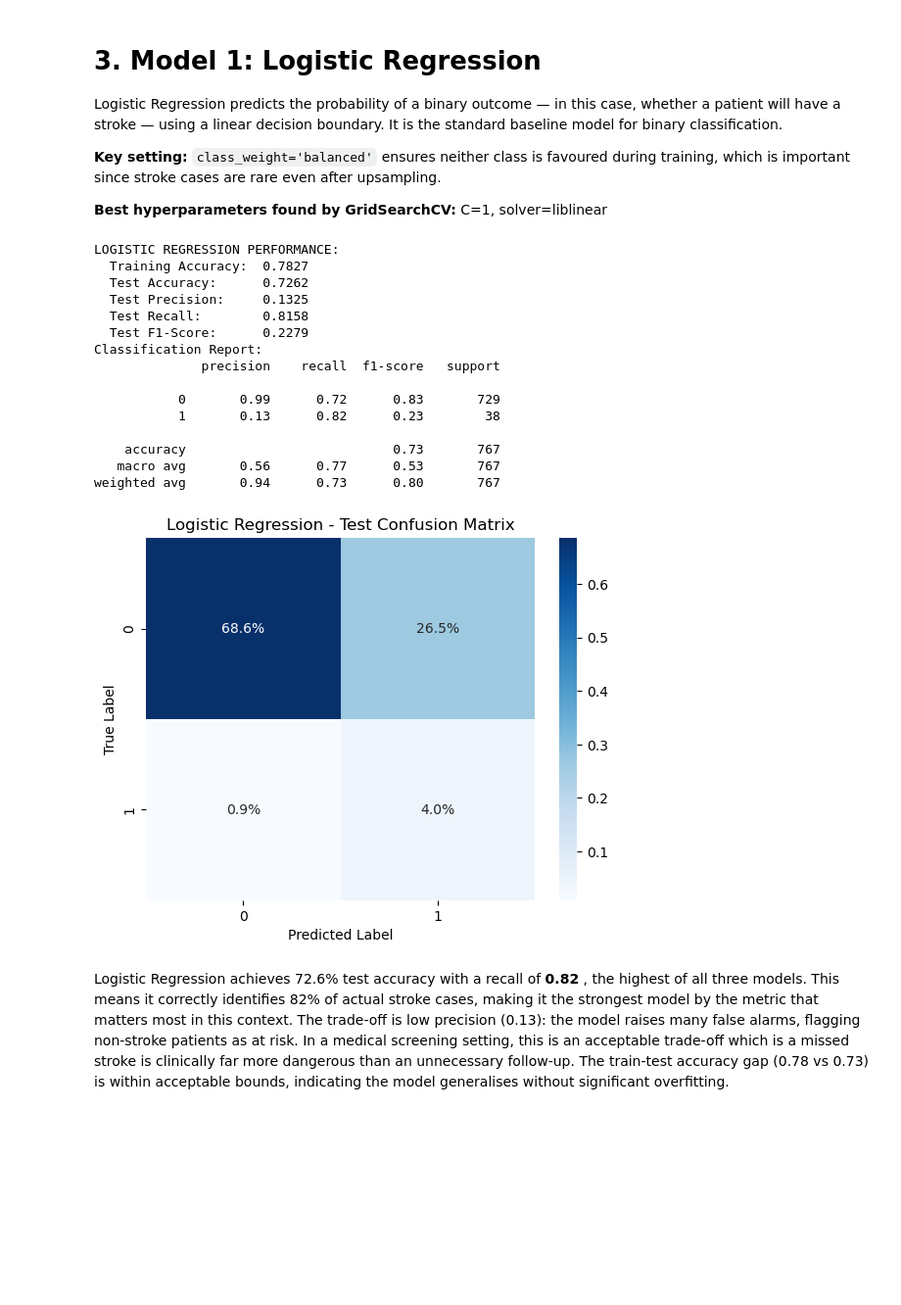
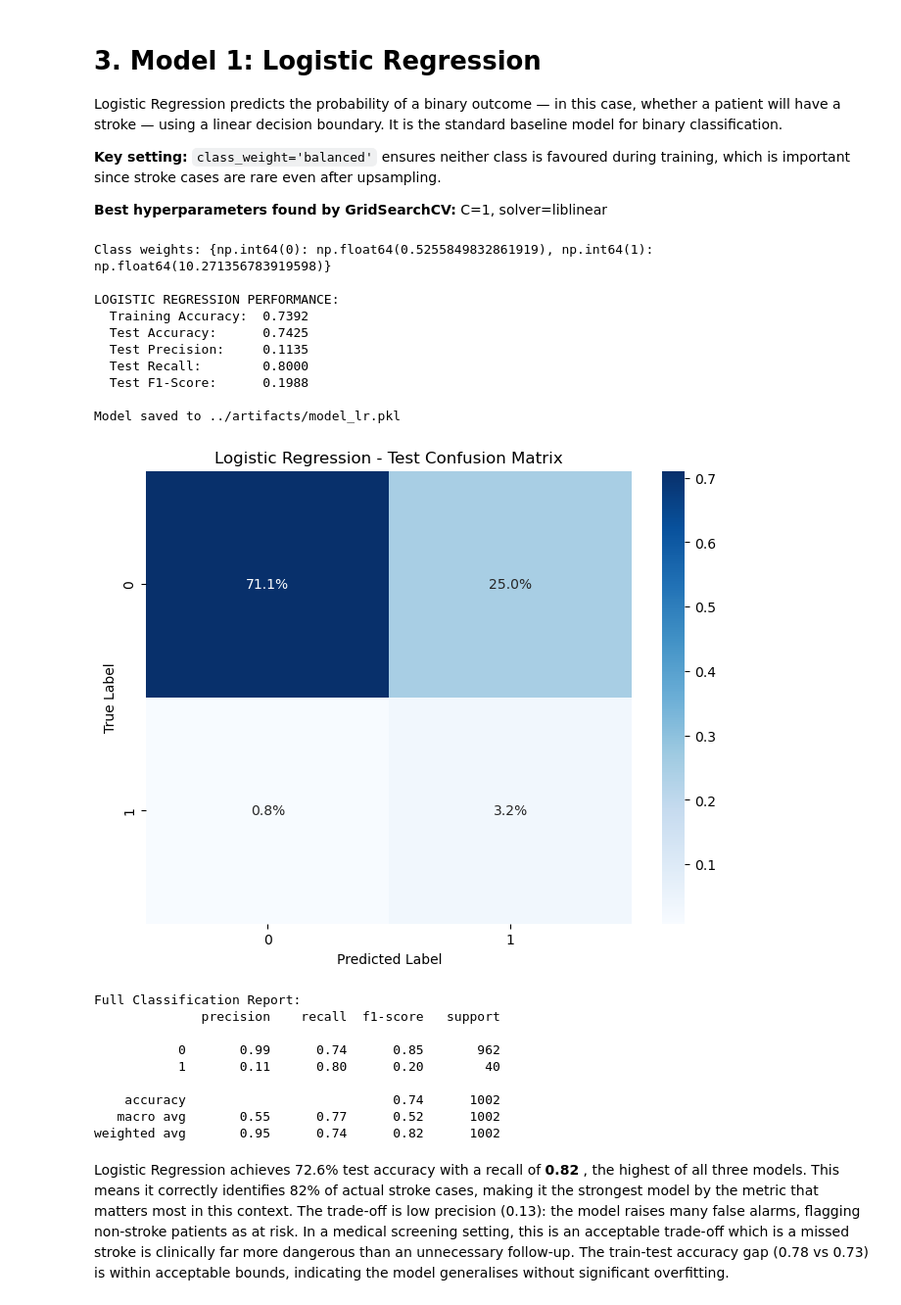
Before and after one commit to madidzanga-coder/MLG382-CYO-PROJECT-----Group-11, a Jupyter notebook: notebooks/modelling.ipynb, the cells around one changed output. Shown at 98% size. Drawn from its saved outputs; the diff is of its cells as text; code cells hidden in the pictures; blank space fills up the shorter version.

```diff
--- a/notebooks/modelling.ipynb
+++ b/notebooks/modelling.ipynb
@@ -90,7 +77,0 @@ Models were trained with GridSearchCV hyperparameter tuning in `src/train_models
-# %%
-# Load the best estimators saved after GridSearchCV tuning
-lr_model  = joblib.load('../artifacts/model_lr.pkl')
-knn_model = joblib.load('../artifacts/model_knn.pkl')
-xgb_model = joblib.load('../artifacts/model_xgb.pkl')
-
-print("All three models loaded from artifacts/")
@@ -105,44 +84,74 @@ Logistic Regression predicts the probability of a binary outcome — in this cas
 
 **Best hyperparameters found by GridSearchCV:** C=1, solver=liblinear
 # %%
-# Generate predictions using the trained logistic regression model
+# Calculate class weights for imbalanced data
+from sklearn.utils.class_weight import compute_class_weight
+
+# Compute class weights
+classes = np.array([0, 1])
+class_weights = compute_class_weight('balanced', classes=classes, y=y_train)
+weight_dict = dict(zip(classes, class_weights))
+print(f"Class weights: {weight_dict}")
+
+# Initialize Logistic Regression with class_weight
+lr_model = LogisticRegression(
+    class_weight='balanced',  # Handles the imbalance
+    C=1,
+    solver='liblinear',
+    random_state=42,
+    max_iter=1000
+)
+
+# Train on scaled data
+lr_model.fit(X_train_scaled, y_train)
+
+# Generate predictions
 y_train_pred_lr = lr_model.predict(X_train_scaled)
 y_test_pred_lr  = lr_model.predict(X_test_scaled)
 
-print("LOGISTIC REGRESSION PERFORMANCE:")
+print("\nLOGISTIC REGRESSION PERFORMANCE:")
 print(f"  Training Accuracy:  {accuracy_score(y_train, y_train_pred_lr):.4f}")
 print(f"  Test Accuracy:      {accuracy_score(y_test, y_test_pred_lr):.4f}")
 print(f"  Test Precision:     {precision_score(y_test, y_test_pred_lr, zero_division=0):.4f}")
 print(f"  Test Recall:        {recall_score(y_test, y_test_pred_lr, zero_division=0):.4f}")
 print(f"  Test F1-Score:      {f1_score(y_test, y_test_pred_lr, zero_division=0):.4f}")
 
-print("Classification Report:")
-print(classification_report(y_test, y_test_pred_lr))
+# Save the model
+joblib.dump(lr_model, '../artifacts/model_lr.pkl')
+print("\nModel saved to ../artifacts/model_lr.pkl")
 
-# Confusion matrix — shows correct vs incorrect predictions per class
+# Confusion Matrix
+plt.figure(figsize=(8, 6))
 cm = confusion_matrix(y_test, y_test_pred_lr)
 sns.heatmap(cm / np.sum(cm), annot=True, cmap='Blues', fmt='.1%')
 plt.title('Logistic Regression - Test Confusion Matrix')
 plt.ylabel('True Label')
 plt.xlabel('Predicted Label')
 plt.show()
+
+print("\nFull Classification Report:")
+print(classification_report(y_test, y_test_pred_lr))
 # %% [output]
+Class weights: {np.int64(0): np.float64(0.5255849832861919), np.int64(1): np.float64(10.271356783919598)}
+
 LOGISTIC REGRESSION PERFORMANCE:
-  Training Accuracy:  0.7827
-  Test Accuracy:      0.7262
-  Test Precision:     0.1325
-  Test Recall:        0.8158
-  Test F1-Score:      0.2279
-Classification Report:
-              precision    recall  f1-score   support
+  Training Accuracy:  0.7392
+  Test Accuracy:      0.7425
+  Test Precision:     0.1135
+  Test Recall:        0.8000
+  Test F1-Score:      0.1988
 
-           0       0.99      0.72      0.83       729
-           1       0.13      0.82      0.23        38
-
-    accuracy                           0.73       767
-   macro avg       0.56      0.77      0.53       767
-weighted avg       0.94      0.73      0.80       767
+Model saved to ../artifacts/model_lr.pkl
-[figure, old version]
+[figure, new version]
+Full Classification Report:
+              precision    recall  f1-score   support
+
+           0       0.99      0.74      0.85       962
+           1       0.11      0.80      0.20        40
+
+    accuracy                           0.74      1002
+   macro avg       0.55      0.77      0.52      1002
+weighted avg       0.95      0.74      0.82      1002
 # %% [markdown]
 Logistic Regression achieves 72.6% test accuracy with a recall of **0.82** , the highest of all three models. This means it correctly identifies 82% of actual stroke cases, making it the strongest model by the metric that matters most in this context. The trade-off is low precision (0.13): the model raises many false alarms, flagging non-stroke patients as at risk. In a medical screening setting, this is an acceptable trade-off which is a missed stroke is clinically far more dangerous than an unnecessary follow-up. The train-test accuracy gap (0.78 vs 0.73) is within acceptable bounds, indicating the model generalises without significant overfitting.
 # %%
```
Also changed, not shown: parts of 12 cells of this notebook, 12 other files.
